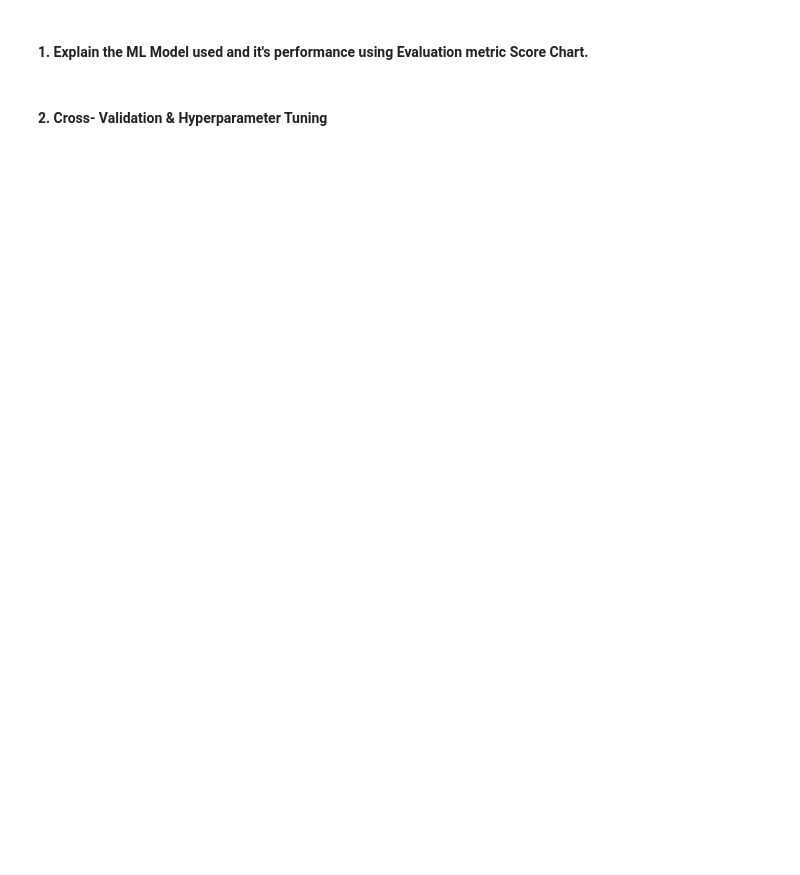
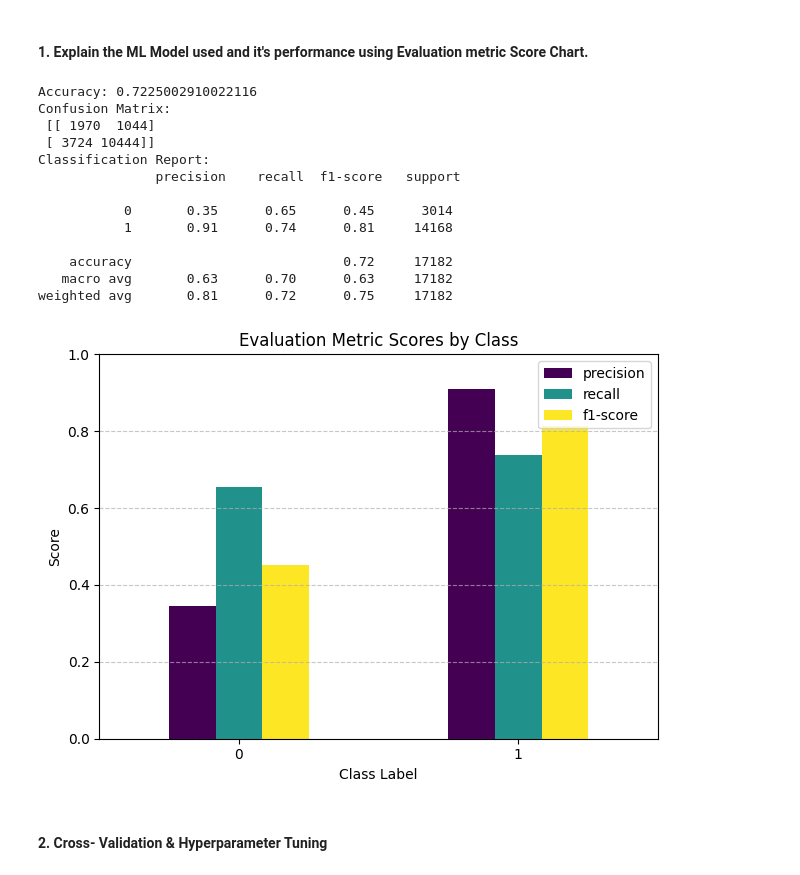
Before and after one commit to Shubhampandey1git/Flipcart-Customer-Service-Satisfaction, a Jupyter notebook: Test_File.ipynb, the cells around one changed output. Drawn from its saved outputs; the diff is of its cells as text; code cells hidden in the pictures; blank space fills up the shorter version.

```diff
--- a/Test_File.ipynb
+++ b/Test_File.ipynb
@@ -924,6 +1005,7 @@ org_df['Customer Remarks POS Text'] = org_df['Customer Remarks POS'].apply(lambd
 tfidf = TfidfVectorizer(max_features=1000)
 X_tfidf = tfidf.fit_transform(org_df['Customer Remarks POS Text'])
 tfidf_df = pd.DataFrame(X_tfidf.toarray(), columns=tfidf.get_feature_names_out()) # converting to dataframe
+org_df = pd.concat([org_df.reset_index(drop=True), tfidf_df.reset_index(drop=True)], axis=1)
 # %% [markdown]
 ##### Which text vectorization technique have you used and why?
 # %% [markdown]
@@ -1063,17 +1165,17 @@ Answer Here.:
 # Handling Imbalanced Dataset (If needed)
 
 # Checking for imbalance
-print(df['CSAT_binary'].value_counts(normalize=True) * 100)
+print(y_train.value_counts(normalize=True) * 100)
 
 # Random Forest
 rf_model = RandomForestClassifier(class_weight='balanced', random_state=42)
 
 # XGBoost
-neg, pos = df['CSAT_binary'].value_counts() # computing scale_pos_weight = count(-ve)/count(+ve)
+neg, pos = y_train.value_counts() # computing scale_pos_weight = count(-ve)/count(+ve)
 scale_pos_weight = neg / pos
 xgb_model = XGBClassifier(scale_pos_weight=scale_pos_weight, random_state=42)
 
 # CatBoost
-cat_model = CatBoostClassifier(auto_class_weights='Balanced', random_state=42)
+model_cat = CatBoostClassifier(auto_class_weights='Balanced', random_state=42, verbose=100)
 # %% [output]
 CSAT_binary
@@ -1159,0 +1397,16 @@ Answer Here.
+# %%
+# ML Model - 3 Implementation
+## CatBoost(org_df)
+# Ensure 'Unknown' is added as a valid category before filling NaNs
+for col in cat_features:
+    if X_train_cat[col].dtype.name == 'category':
+        X_train_cat[col] = X_train_cat[col].cat.add_categories('Unknown')
+        X_test_cat[col] = X_test_cat[col].cat.add_categories('Unknown')
+
+X_train_cat[cat_features] = X_train_cat[cat_features].fillna('Unknown')
+X_test_cat[cat_features] = X_test_cat[cat_features].fillna('Unknown')
+# Fit the Algorithm
+model_cat.fit(X_train_cat, y_train_cat, cat_features=cat_features)
+
+# Predict on the model
+y_pred_cat = model_cat.predict(X_test_cat)
@@ -1164,2 +1428,38 @@ Answer Here.
+# %%
+print("Accuracy:", accuracy_score(y_test_cat, y_pred_cat))
+print("Confusion Matrix:\n", confusion_matrix(y_test_cat, y_pred_cat))
+print("Classification Report:\n", classification_report(y_test_cat, y_pred_cat))
+
+# Visualizing evaluation Metric Score chart
+report = classification_report(y_test_cat, y_pred_cat, output_dict=True)  # get report as dict
+report_df = pd.DataFrame(report).transpose()  # to df for ease
+report_df_filtered = report_df.loc[['0', '1'], ['precision', 'recall', 'f1-score']]  # Filtering class labels and metrics
+
+# Plotting plt.figure(figsize=(10, 6))
+report_df_filtered.plot(kind='bar', colormap='viridis')
+plt.title('Evaluation Metric Scores by Class')
+plt.xlabel('Class Label')
+plt.ylabel('Score')
+plt.ylim(0, 1)
+plt.xticks(rotation=0)
+plt.legend(loc='upper right')
+plt.grid(axis='y', linestyle='--', alpha=0.7)
+plt.tight_layout()
+plt.show()
+# %% [output]
+Accuracy: 0.7225002910022116
+Confusion Matrix:
+ [[ 1970  1044]
+ [ 3724 10444]]
+Classification Report:
+               precision    recall  f1-score   support
+
+           0       0.35      0.65      0.45      3014
+           1       0.91      0.74      0.81     14168
+
+    accuracy                           0.72     17182
+   macro avg       0.63      0.70      0.63     17182
+weighted avg       0.81      0.72      0.75     17182
+[figure, added]
 # %% [markdown]
 #### 2. Cross- Validation & Hyperparameter Tuning
```
Also changed, not shown: parts of 52 cells of this notebook, 5 other files.
